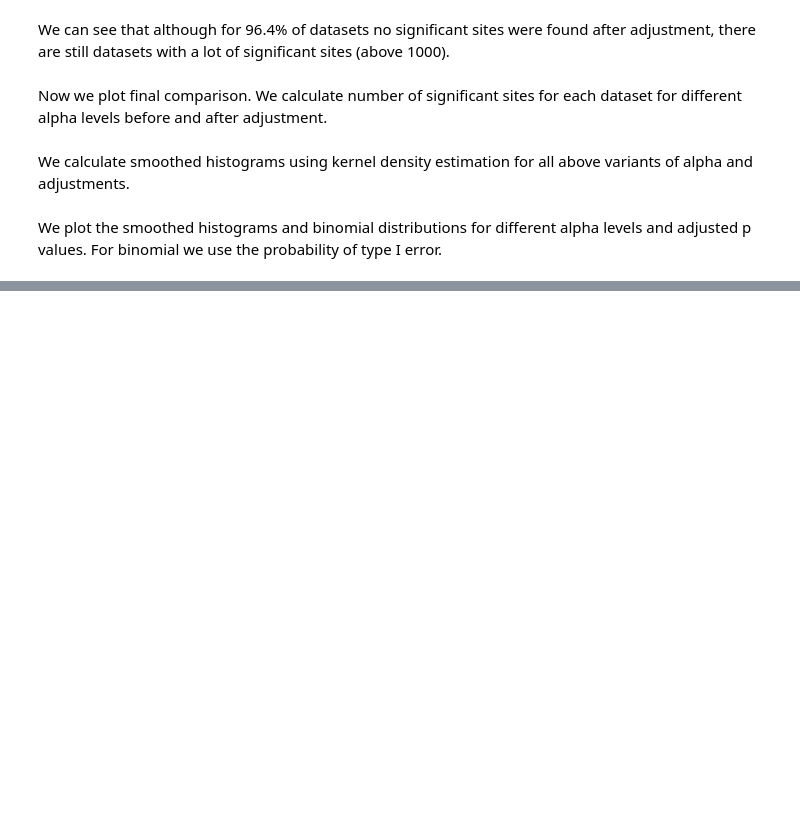
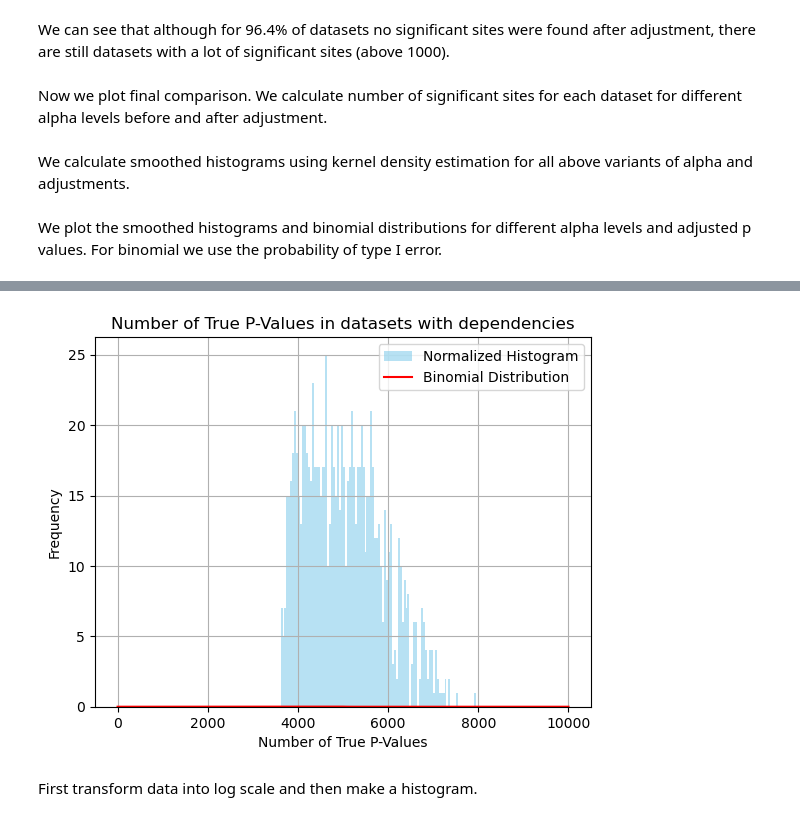
Before and after one commit to uio-bmi/fdr_under_dependencies, a Jupyter notebook: exlporatory_analyses/intuition_analyses.ipynb, the cells around one changed output, grey strips where cells are left out. Drawn from its saved outputs; the diff is of its cells as text; code cells hidden in the pictures; blank space fills up the shorter version.

```diff
--- a/exlporatory_analyses/intuition_analyses.ipynb
+++ b/exlporatory_analyses/intuition_analyses.ipynb
@@ -407,0 +475,22 @@ plt.show()
+# %%
+n = p_values_pool_binary.shape[0]
+p = 0.5
+
+plt.hist(number_of_trues_p_values_pool_binary, color='skyblue', bins=100, alpha=0.6, label='Normalized Histogram')
+
+x = np.arange(0, n+1)
+pmf = binom.pmf(x, n, p)
+plt.plot(x, pmf, color='red', label='Binomial Distribution')
+plt.xlabel('Number of True P-Values')
+plt.ylabel('Frequency')
+plt.title('Number of True P-Values in datasets with dependencies')
+plt.legend()
+plt.grid(True)
+#
+# plt.xlim(0, 2000)  #zoom in
+#
+# plt.show()
+# %% [output]
+[figure, added]
+# %% [markdown]
+First transform data into log scale and then make a histogram.
```
Also changed, not shown: parts of 9 cells of this notebook, 2 other files.
